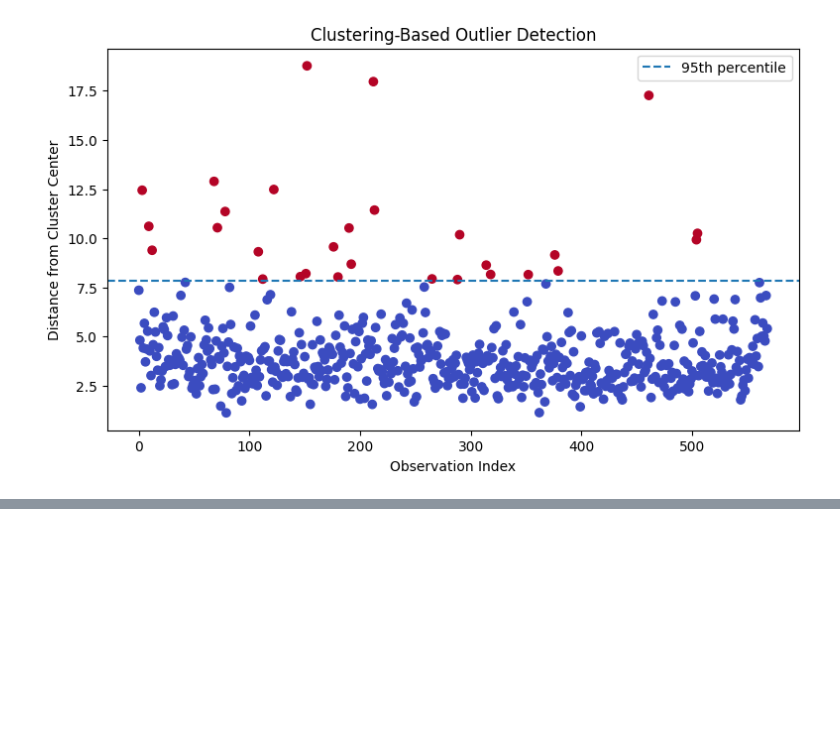
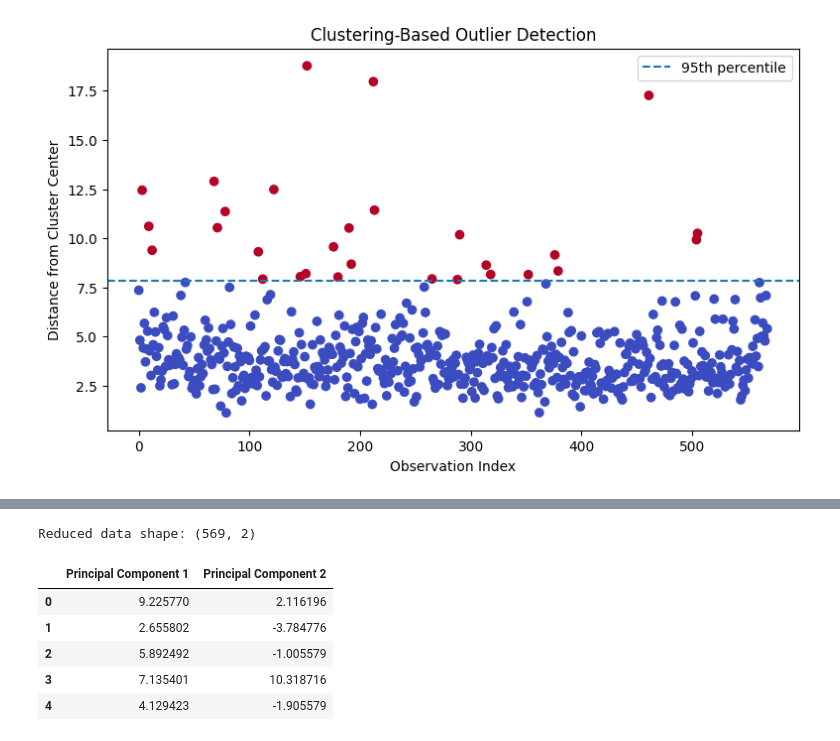
Before and after one commit to sanchi1004/EDA-Course-Project, a Jupyter notebook: Phase1_EDA.ipynb, the cells around one changed output, grey strips where cells are left out. Saved outputs shown, nothing was run; the diff lists cells and outputs as text; code cells hidden in the pictures; blank space fills up the shorter version.

```diff
--- a/Phase1_EDA.ipynb
+++ b/Phase1_EDA.ipynb
@@ -1075,0 +1154,19 @@ Potential outliers: 29
+# %%
+pca_2 = PCA(n_components=2)
+X_pca_2 = pca_2.fit_transform(X_scaled)
+
+pca_result = pd.DataFrame(
+    X_pca_2,
+    columns=["Principal Component 1", "Principal Component 2"]
+)
+
+print("Reduced data shape:", pca_result.shape)
+display(pca_result.head())
+# %% [output]
+Reduced data shape: (569, 2)
+|  | Principal Component 1 | Principal Component 2 |
+| 0 | 9.225770 | 2.116196 |
+| 1 | 2.655802 | -3.784776 |
+| 2 | 5.892492 | -1.005579 |
+| 3 | 7.135401 | 10.318716 |
+| 4 | 4.129423 | -1.905579 |
```
Also changed, not shown: parts of 8 cells of this notebook.
